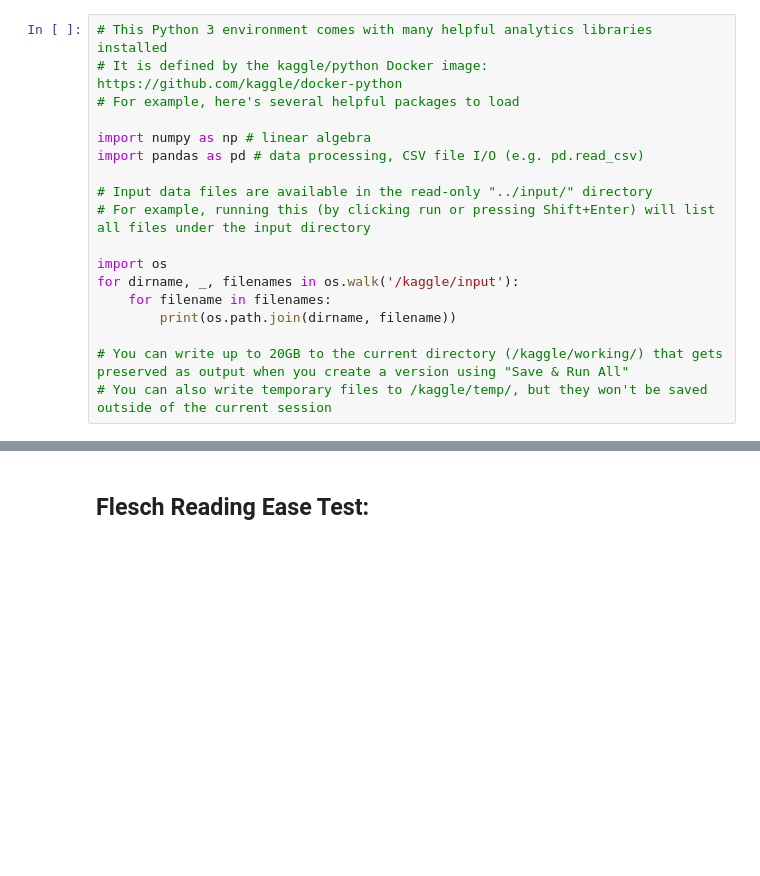
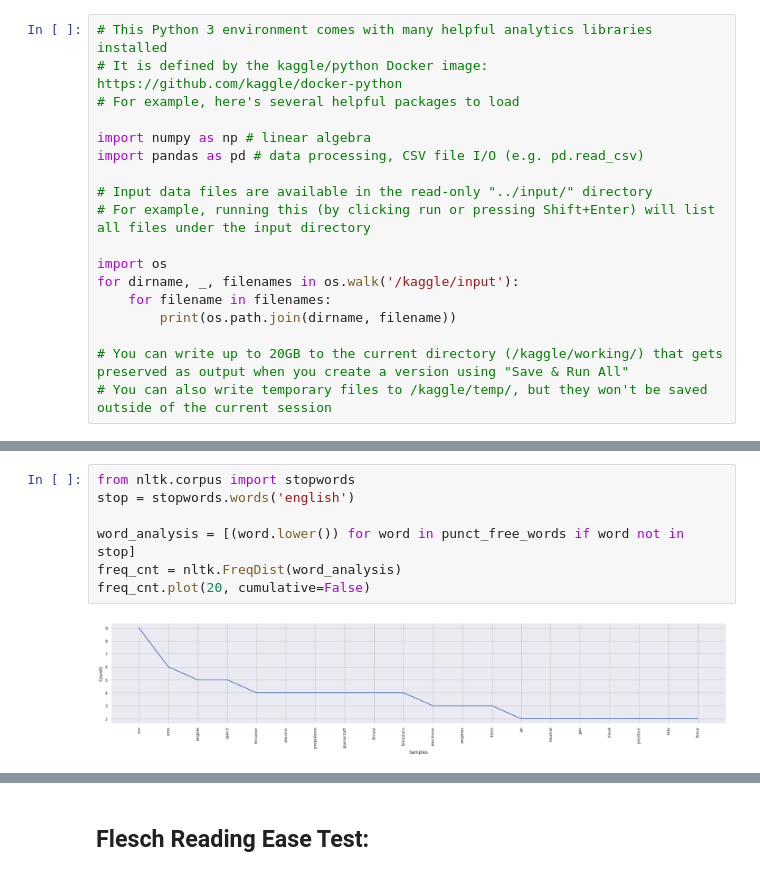
Before and after one commit to karthigeyan0312/My_Kaggle_Practice_Exercises, a Jupyter notebook: nlp-test.ipynb, the cells around one changed output, grey strips where cells are left out. Saved outputs shown, nothing was run; the diff lists cells and outputs as text; blank space fills up the shorter version.

```diff
--- a/nlp-test.ipynb
+++ b/nlp-test.ipynb
@@ -81,3 +124,12 @@ print(punct_free_words)
+# %%
+from nltk.corpus import stopwords
+stop = stopwords.words('english')
+
+word_analysis = [(word.lower()) for word in punct_free_words if word not in stop]
+freq_cnt = nltk.FreqDist(word_analysis)
+freq_cnt.plot(20, cumulative=False)
+# %% [output]
+[figure, added]
 # %%
 print(nltk.pos_tag(punct_free_words))
 # %% [output]
```
Also changed, not shown: parts of 33 cells of this notebook.
